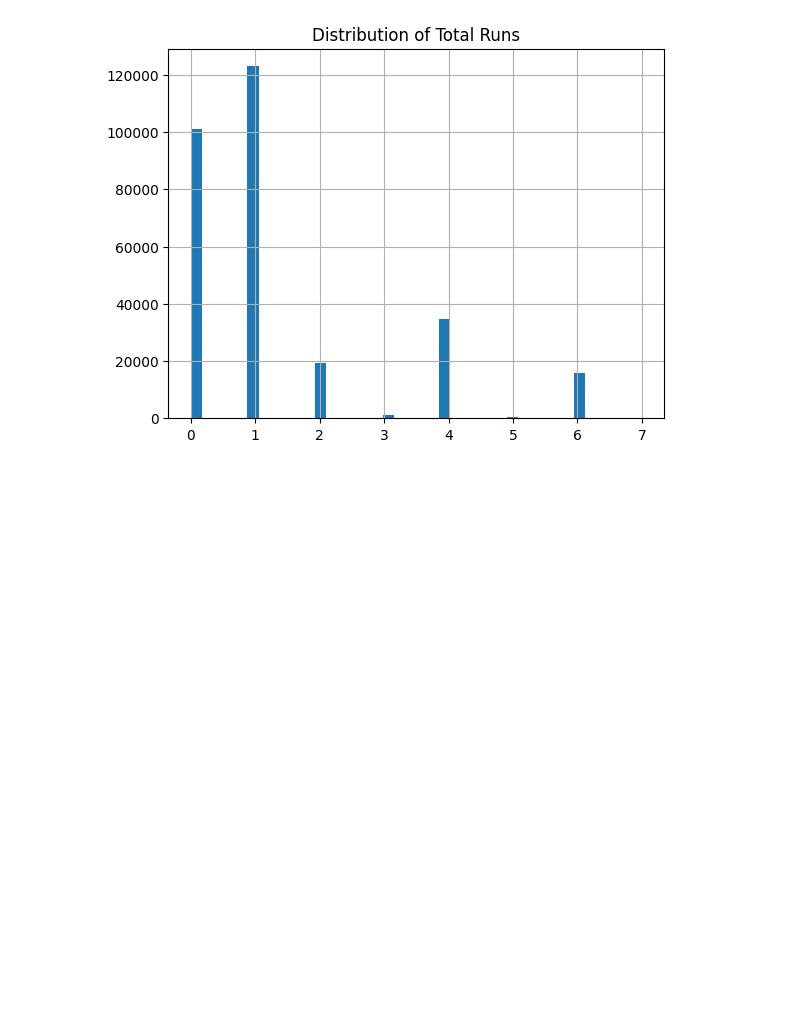
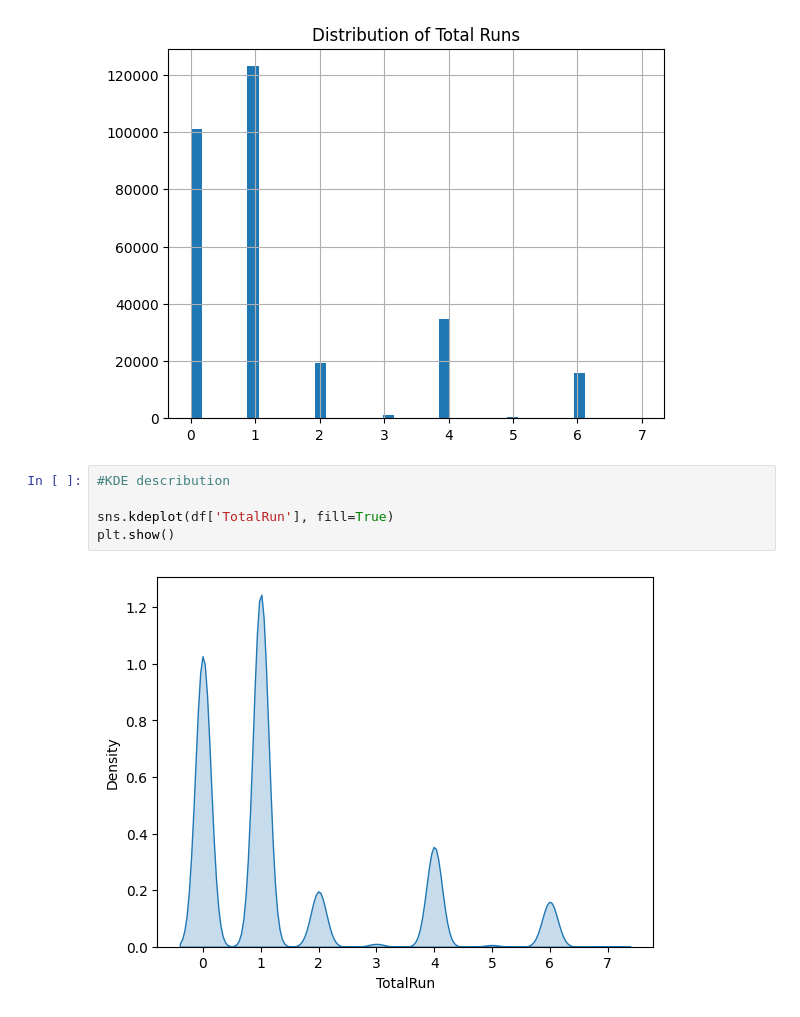
Before and after one commit to samifahim07/Smart-Cricket-Analytics-Ball-by-Ball-Event-Prediction-using-Machine-Learning, a Jupyter notebook: smart_analysis.ipynb, the cells around one changed output. Saved outputs shown, nothing was run; the diff lists cells and outputs as text; blank space fills up the shorter version.

Commit message:
kde destribution for totalrun

```diff
--- a/smart_analysis.ipynb
+++ b/smart_analysis.ipynb
@@ -175,3 +175,10 @@ plt.title("Distribution of Total Runs")
 plt.show()
 # %% [output]
 [figure]
+# %%
+#KDE describution
+
+sns.kdeplot(df['TotalRun'], fill=True)
+plt.show()
+# %% [output]
+[figure, added]
```
